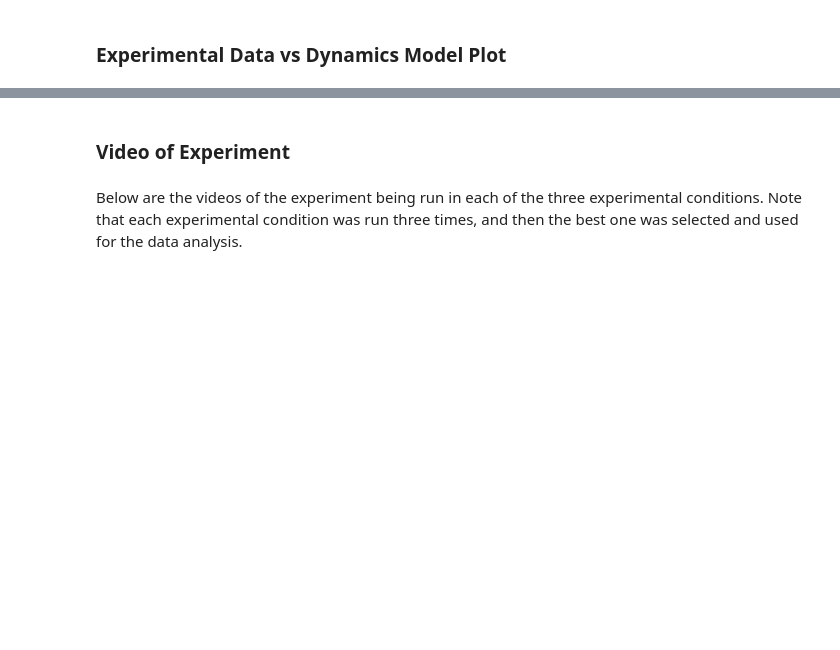
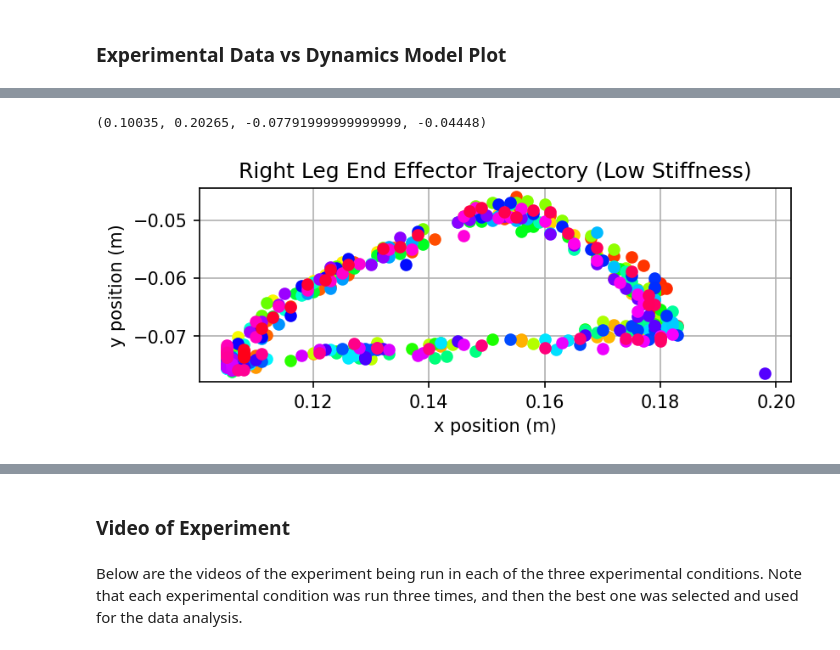
Before and after one commit to arnoldjames98/arnoldjames98.github.io, a Jupyter notebook: dataCollection.ipynb, the cells around one changed output, grey strips where cells are left out. Drawn from its saved outputs; the diff is of its cells as text; code cells hidden in the pictures; blank space fills up the shorter version.

```diff
--- a/dataCollection.ipynb
+++ b/dataCollection.ipynb
@@ -63,0 +158,16 @@ Below are the cooresponding reaction forces for the low stiffness simulaton.
+# %%
+import matplotlib.pyplot as plt
+import numpy
+plt.rc('axes', prop_cycle=(plt.cycler('color', plt.cm.hsv(numpy.linspace(0, 1, (len(data)-2)*1)))))
+plt.figure(dpi=150)
+for i in range(len(data)-2):
+  blueLink = plt.plot(float(data[i+2][7]), -1*float(data[i+2][8]), marker='o')
+
+plt.title('Right Leg End Effector Trajectory (Low Stiffness)')
+plt.grid()
+plt.xlabel('x position (m)')
+plt.ylabel('y position (m)')
+plt.axis('scaled')
+# %% [output]
+(0.10035, 0.20265, -0.07791999999999999, -0.04448)
+[figure, added]
```
Also changed, not shown: parts of 37 cells of this notebook.
